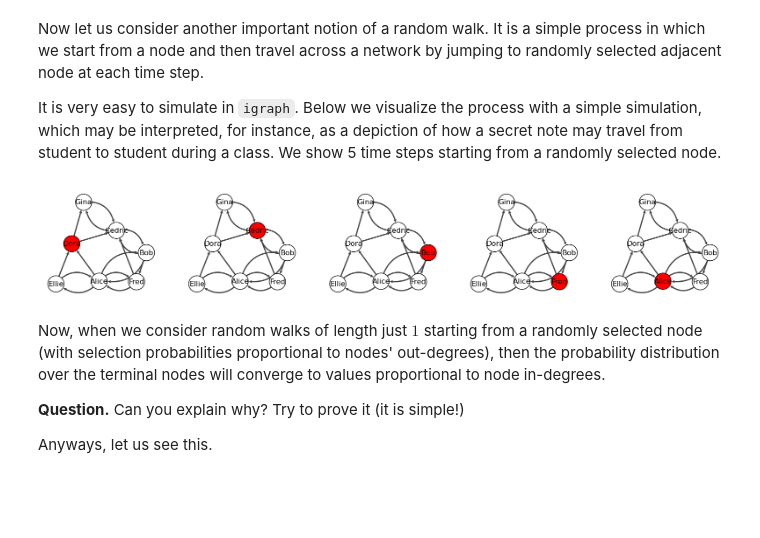
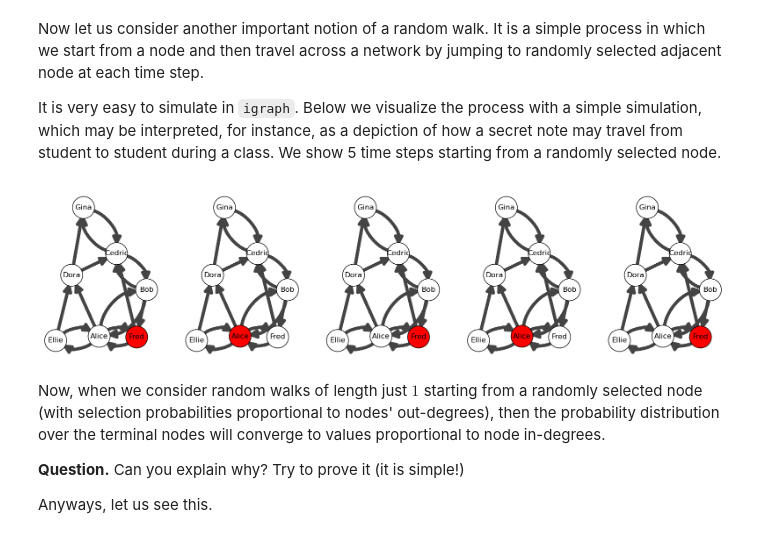
Before and after one commit to sztal/netsci-notebooks, a Jupyter notebook: networks-1.ipynb, the cells around one changed output. Saved outputs shown, nothing was run; the diff lists cells and outputs as text; code cells hidden in the pictures; blank space fills up the shorter version.

```diff
--- a/networks-1.ipynb
+++ b/networks-1.ipynb
@@ -28,7 +28,7 @@ import matplotlib.pyplot as plt
 # Set configuration variables
 ig.config["plotting.backend"] = "matplotlib"  # use Matplotlib as plotting backend
 ig.config["plotting.vertex_color"] = "white"
-ig.config["plotting.vertex_size"] = "0.5"
+ig.config["plotting.vertex_size"] = "50"
 # %% [markdown]
 ## Instatiation of graph objects
 
@@ -510,7 +511,7 @@ Here we will select only edges pointing to Cedric (so we want to find students w
 vids = G.vs.select(name="Cedric").indices
 edges = G.es.select(_target_in=vids)
 
-fig, axes = plt.subplots(ncols=2, figsize=(10, 20))
+fig, axes = plt.subplots(ncols=2, figsize=(10, 6))
 
 for ax, delete in zip(axes.flat, [False, True]):
     sub = G.subgraph_edges(edges, delete_vertices=delete)
@@ -671,13 +672,13 @@ selected node.
 # %%
 n_steps = 5
 start = np.random.randint(0, G.vcount())
-fig, axes = plt.subplots(ncols=n_steps, figsize=(20, 20))
+fig, axes = plt.subplots(ncols=n_steps, figsize=(20, 5))
 
 for ax, vid in zip(axes.flat, G.random_walk(start=start, steps=5)):
     colors = np.where(np.array(G.vs.indices) == vid, "red", "white")
     ig.plot(G, vertex_color=colors, target=ax)
 # %% [output]
-[figure, old version]
+[figure, new version]
 # %% [markdown]
 Now, when we consider random walks of length just $1$ starting from a randomly selected node
 (with selection probabilities proportional to nodes' out-degrees),
```
Also changed, not shown: parts of 27 cells of this notebook, 3 other files.
